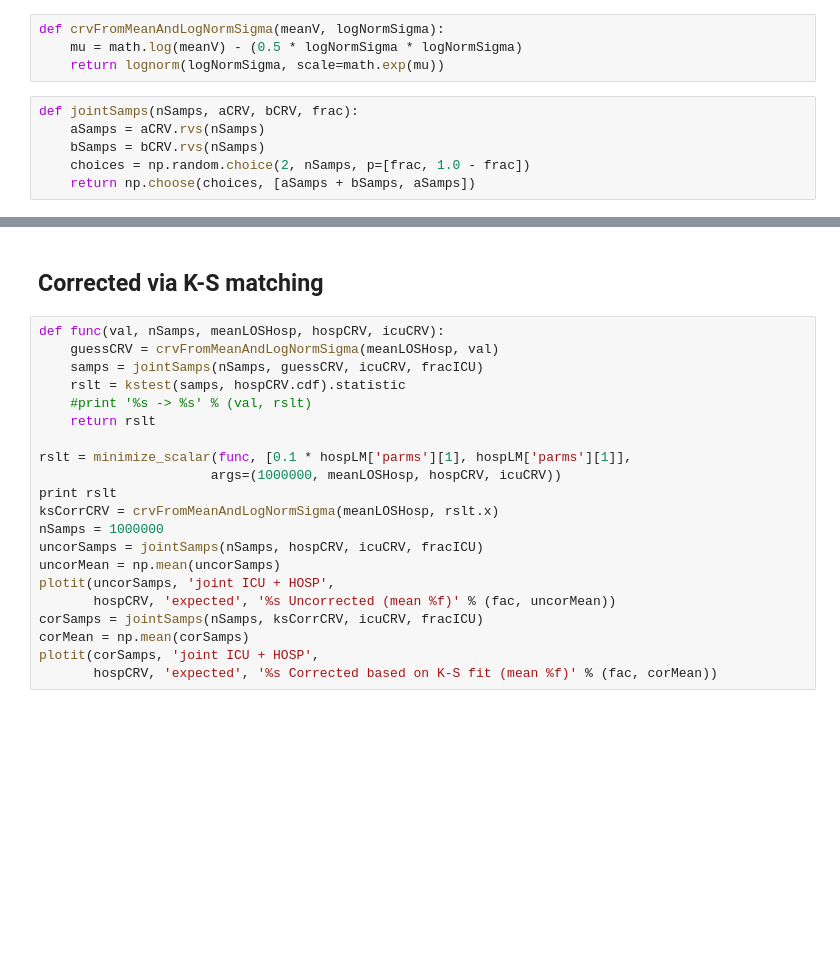
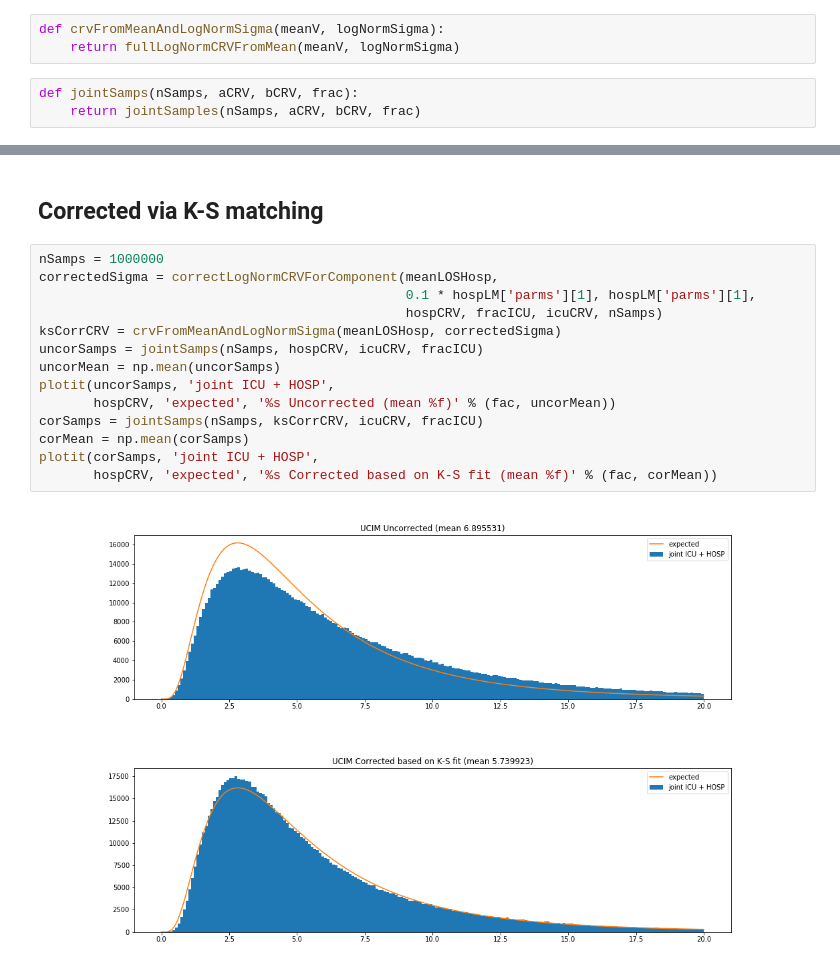
Before and after one commit to PSC-PublicHealth/pyrhea, a Jupyter notebook: src/tools/hosp_ICU_LOS_correction.ipynb, the cells around one changed output, grey strips where cells are left out. Cells and saved outputs as stored; diff of their text form; blank space fills up the shorter version.

Commit message:
WIP of hosp_ICU_LOS_correction, which adds corrected LOS to hospital facility yaml files.

```diff
--- a/src/tools/hosp_ICU_LOS_correction.ipynb
+++ b/src/tools/hosp_ICU_LOS_correction.ipynb
@@ -62,13 +80,9 @@ print meanLOSHosp
-# %%
-def crvFromMeanAndLogNormSigma(meanV, logNormSigma):
-    mu = math.log(meanV) - (0.5 * logNormSigma * logNormSigma)
-    return lognorm(logNormSigma, scale=math.exp(mu))
-# %%
-def jointSamps(nSamps, aCRV, bCRV, frac):
-    aSamps = aCRV.rvs(nSamps)
-    bSamps = bCRV.rvs(nSamps)
-    choices = np.random.choice(2, nSamps, p=[frac, 1.0 - frac])
-    return np.choose(choices, [aSamps + bSamps, aSamps])
+# %%
+def crvFromMeanAndLogNormSigma(meanV, logNormSigma):
+    return fullLogNormCRVFromMean(meanV, logNormSigma)
+# %%
+def jointSamps(nSamps, aCRV, bCRV, frac):
+    return jointSamples(nSamps, aCRV, bCRV, frac)
 # %%
 %config InlineBackend.print_figure_kwargs = {'bbox_inches':None}
 plt.rcParams["figure.figsize"] = [16, 4.5]
@@ -109,23 +128,19 @@ plotit(jointSamps(nSamps, stdvCorrCRV, icuCRV, fracICU), 'joint ICU + HOSP',
 # %% [markdown]
 ## Corrected via K-S matching ##
 # %%
-def func(val, nSamps, meanLOSHosp, hospCRV, icuCRV):
-    guessCRV = crvFromMeanAndLogNormSigma(meanLOSHosp, val)
-    samps = jointSamps(nSamps, guessCRV, icuCRV, fracICU)
-    rslt = kstest(samps, hospCRV.cdf).statistic
-    #print '%s -> %s' % (val, rslt)
-    return rslt
-
-rslt = minimize_scalar(func, [0.1 * hospLM['parms'][1], hospLM['parms'][1]],
-                      args=(1000000, meanLOSHosp, hospCRV, icuCRV))
-print rslt
-ksCorrCRV = crvFromMeanAndLogNormSigma(meanLOSHosp, rslt.x)
 nSamps = 1000000
+correctedSigma = correctLogNormCRVForComponent(meanLOSHosp,
+                                               0.1 * hospLM['parms'][1], hospLM['parms'][1],
+                                               hospCRV, fracICU, icuCRV, nSamps)
+ksCorrCRV = crvFromMeanAndLogNormSigma(meanLOSHosp, correctedSigma)
 uncorSamps = jointSamps(nSamps, hospCRV, icuCRV, fracICU)
 uncorMean = np.mean(uncorSamps)
 plotit(uncorSamps, 'joint ICU + HOSP',
        hospCRV, 'expected', '%s Uncorrected (mean %f)' % (fac, uncorMean))
 corSamps = jointSamps(nSamps, ksCorrCRV, icuCRV, fracICU)
 corMean = np.mean(corSamps)
 plotit(corSamps, 'joint ICU + HOSP',
        hospCRV, 'expected', '%s Corrected based on K-S fit (mean %f)' % (fac, corMean))
+# %% [output]
+[figure, added]
+[figure, added]
```
Also changed, not shown: parts of 15 cells of this notebook.
